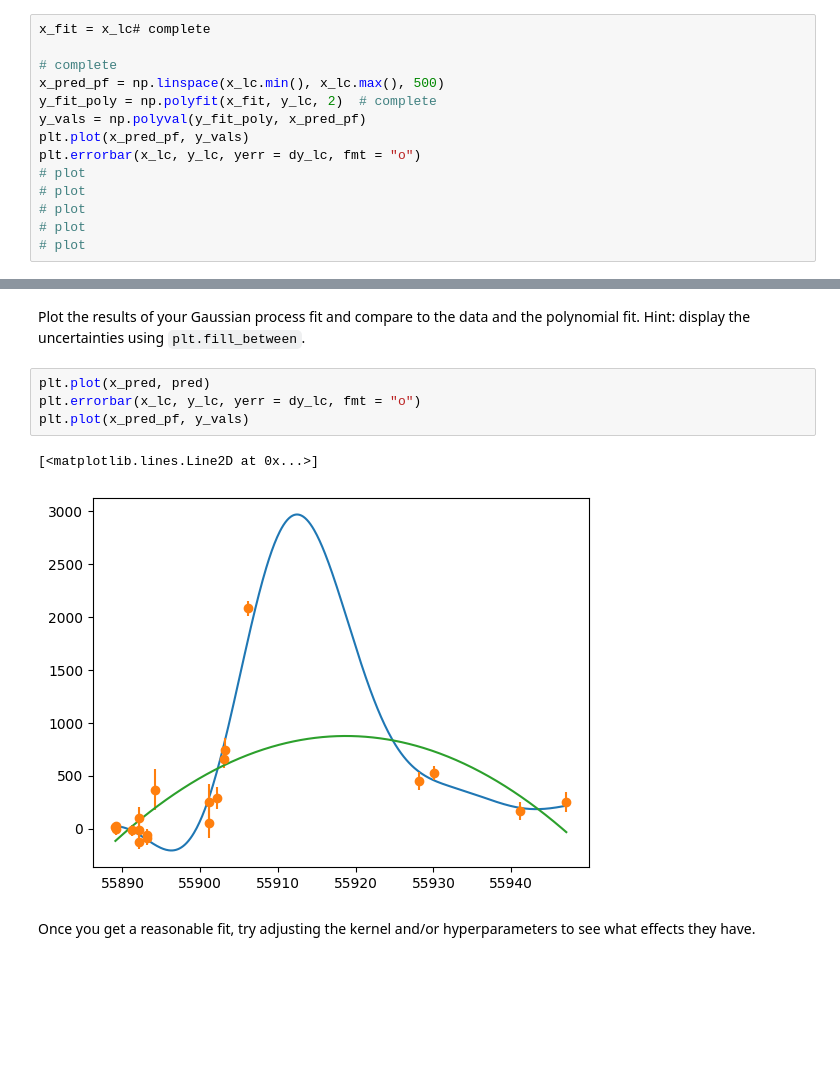
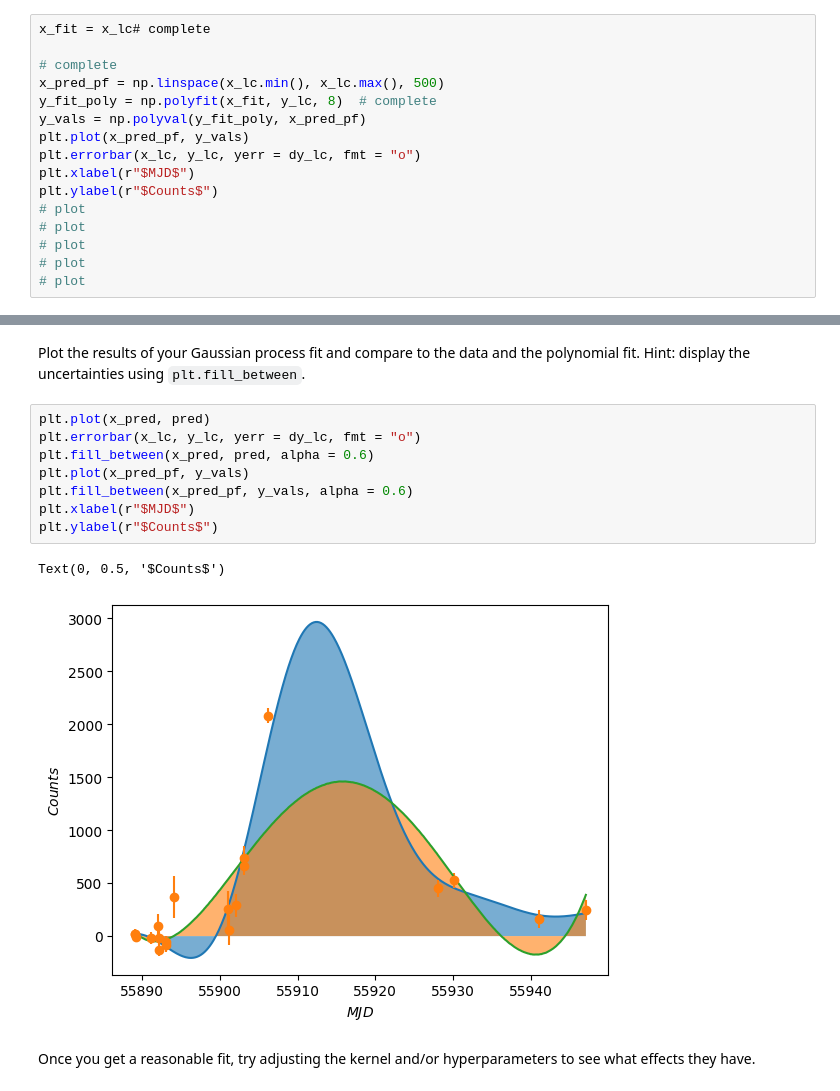
Before and after one commit to ASTR154/nonparametric-modeling, a Jupyter notebook: nonparametric-modeling.ipynb, the cells around one changed output, grey strips where cells are left out. Cells and saved outputs as stored; diff of their text form; blank space fills up the shorter version.

```diff
--- a/nonparametric-modeling.ipynb
+++ b/nonparametric-modeling.ipynb
@@ -143,10 +142,12 @@ x_fit = x_lc# complete
 
 # complete
 x_pred_pf = np.linspace(x_lc.min(), x_lc.max(), 500)
-y_fit_poly = np.polyfit(x_fit, y_lc, 2)  # complete
+y_fit_poly = np.polyfit(x_fit, y_lc, 8)  # complete
 y_vals = np.polyval(y_fit_poly, x_pred_pf)
 plt.plot(x_pred_pf, y_vals)
 plt.errorbar(x_lc, y_lc, yerr = dy_lc, fmt = "o")
+plt.xlabel(r"$MJD$")
+plt.ylabel(r"$Counts$")
 # plot
 # plot
 # plot
@@ -187,10 +188,14 @@ Plot the results of your Gaussian process fit and compare to the data and the po
 # %%
 plt.plot(x_pred, pred)
 plt.errorbar(x_lc, y_lc, yerr = dy_lc, fmt = "o")
+plt.fill_between(x_pred, pred, alpha = 0.6)
 plt.plot(x_pred_pf, y_vals)
+plt.fill_between(x_pred_pf, y_vals, alpha = 0.6)
+plt.xlabel(r"$MJD$")
+plt.ylabel(r"$Counts$")
 # %% [output]
-[<matplotlib.lines.Line2D at 0x...>]
+Text(0, 0.5, '$Counts$')
-[figure, old version]
+[figure, new version]
 # %% [markdown]
 Once you get a reasonable fit, try adjusting the kernel and/or hyperparameters to see what effects they have.
 # %% [markdown]
```
Also changed, not shown: parts of 10 cells of this notebook.
